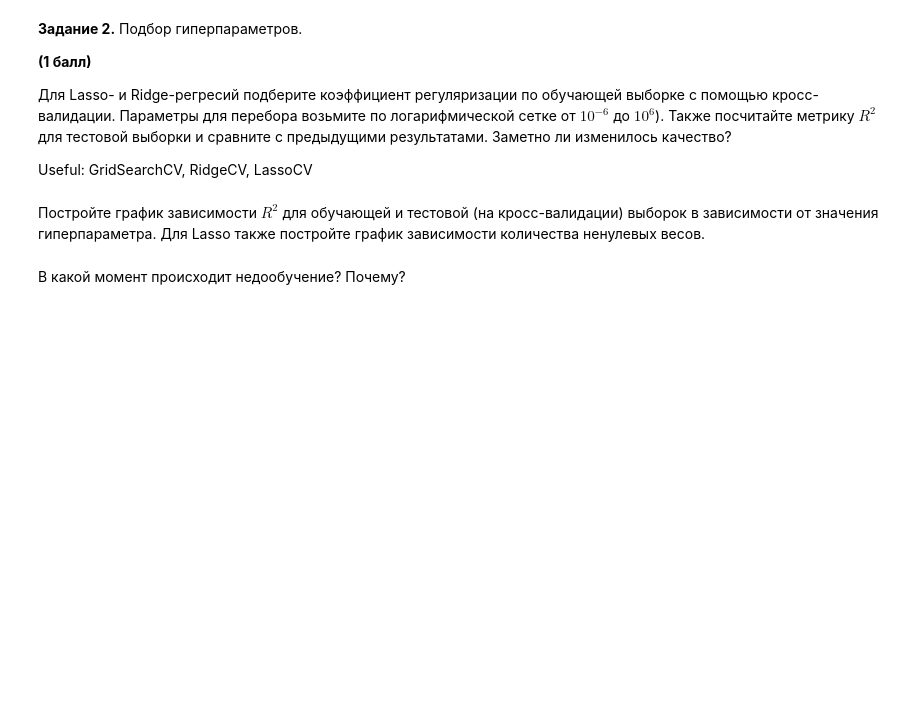
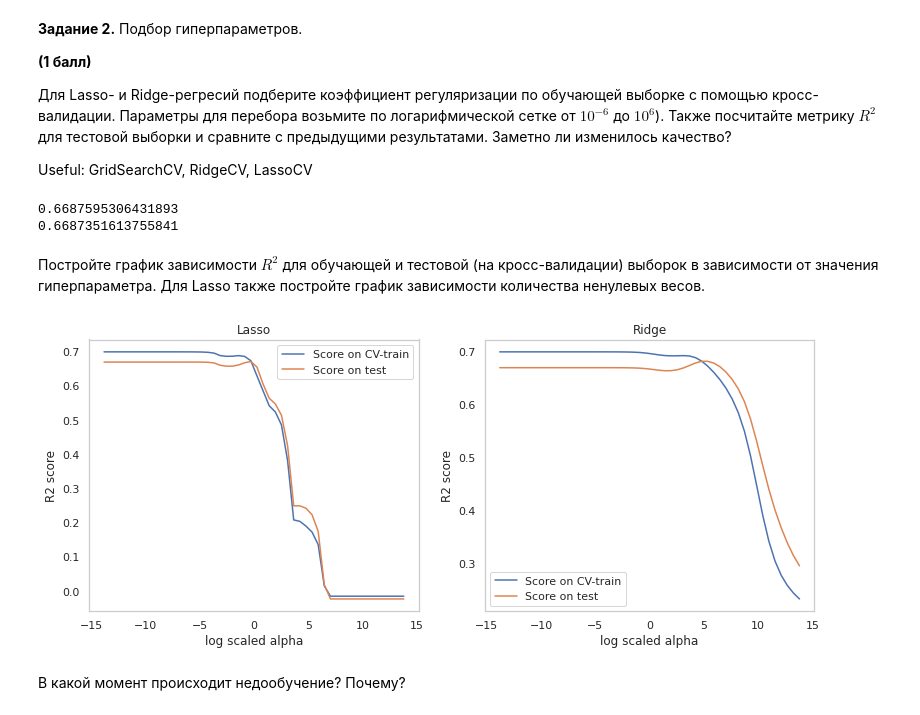
Before and after one commit to IllIgt/intelligentSystems, a Jupyter notebook: homework-practice-02.ipynb, the cells around one changed output. Cells and saved outputs as stored; diff of their text form; code cells hidden in the pictures; blank space fills up the shorter version.

```diff
--- a/homework-practice-02.ipynb
+++ b/homework-practice-02.ipynb
@@ -180,0 +179,13 @@ __Задание 1.__ Обучение линейной регрессии.
+# %%
+linear_regression = LinearRegression()
+l1 = Lasso()
+l2 = Ridge()
+l1.fit(x_train, y_train)
+l2.fit(x_train, y_train)
+linear_regression.fit(x_train, y_train)
+y_pred = linear_regression.predict(x_test)
+y_l1_pred = l1.predict(x_test)
+y_l2_pred = l2.predict(x_test)
+print(linear_regression.score(x_test, y_test))
+print(l1.score(x_test, y_test))
+print(l2.score(x_test, y_test))
@@ -193,2 +205,13 @@ Useful: GridSearchCV, RidgeCV, LassoCV
+# %%
+alphas = np.logspace(-6, 6, 50)
+l2 = RidgeCV(alphas=alphas)
+l2.fit(x_train, y_train)
+l1 = LassoCV(alphas=alphas)
+l1.fit(x_train, y_train)
+print(l1.score(x_test, y_test))
+print(l2.score(x_test, y_test))
+# %% [output]
+0.6687595306431893
+0.6687351613755841
 # %% [markdown]
 Постройте график зависимости $R^2$ для обучающей и тестовой (на кросс-валидации) выборок в зависимости от значения гиперпараметра. Для Lasso также постройте график зависимости количества ненулевых весов.
@@ -198,3 +218,24 @@ Useful: GridSearchCV, RidgeCV, LassoCV
+# %%
+f, axes = plt.subplots(1, 2, figsize=(13, 5))
+for i, estimator in enumerate([Lasso, Ridge]):
+    model_cv_scores = []
+    train_cv_scores = []
+    test_scores = []
+    for a in alphas:
+        regr = estimator(alpha=a)
+        cv_train = cross_val_score(regr, x_train, y_train, cv=10, scoring='r2')
+        train_cv_scores.append(cv_train.mean())
+        test_scores.append(regr.fit(x_train, y_train).score(x_test, y_test))
+    ax = axes[i]
+    ax.set_title(estimator.__name__)
+    ax.plot(np.log(alphas), train_cv_scores, label='Score on CV-train')
+    ax.plot(np.log(alphas), test_scores, label='Score on test')
+    ax.set_xlabel("log scaled alpha")
+    ax.set_ylabel("R2 score")
+    ax.grid()
+    ax.legend()
+# %% [output]
+[figure, added]
 # %% [markdown]
 В какой момент происходит недообучение? Почему?
 # %% [markdown]
```
Also changed, not shown: parts of 12 cells of this notebook, 44 other files.
